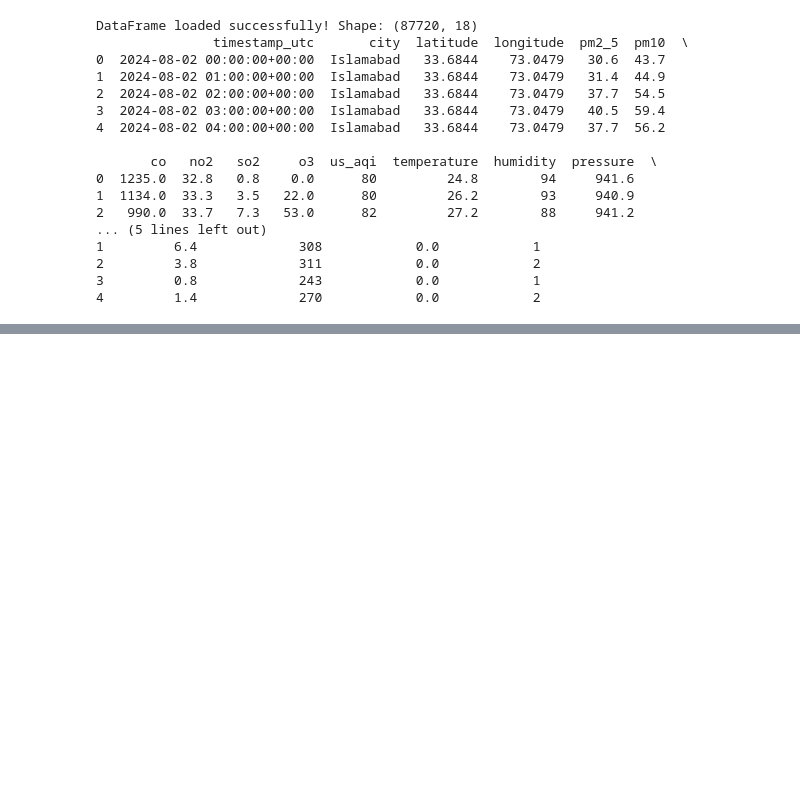
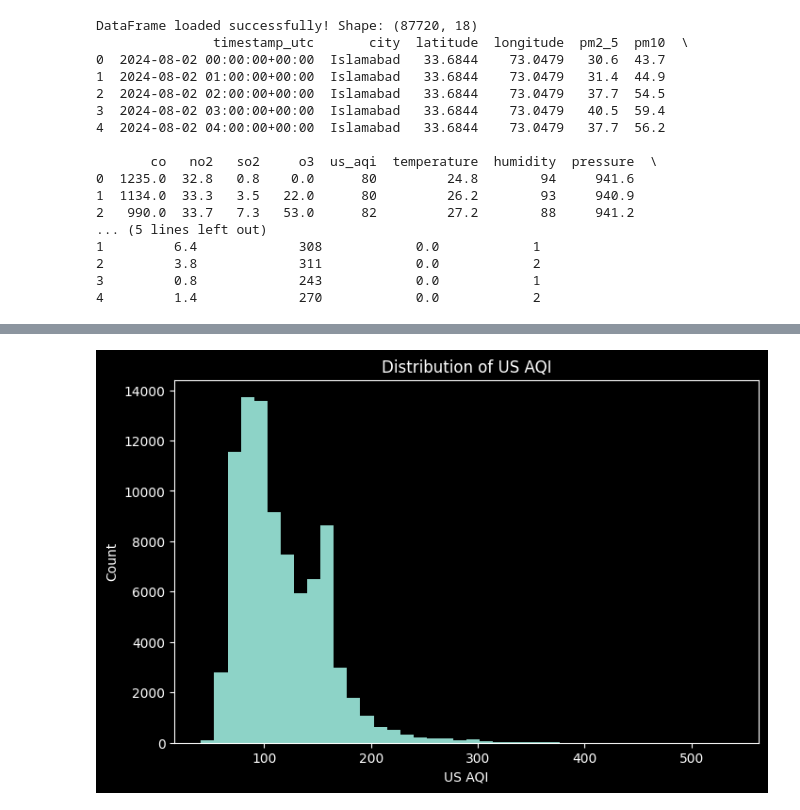
Before and after one commit to FatimaMuhammad90/City_AQI-predictor, a Jupyter notebook: EDA/eda.ipynb, the cells around one changed output, grey strips where cells are left out. Cells and saved outputs as stored; diff of their text form; code cells hidden in the pictures; blank space fills up the shorter version.

```diff
--- a/EDA/eda.ipynb
+++ b/EDA/eda.ipynb
@@ -7,7 +12,7 @@ print(f"Current directory: {current_dir}")
 # %% [output]
 Current directory: C:\Users\HP\OneDrive - Higher Education Commission\MHdatabase\AQI_prediction_system\EDA
 # %%
-file_path = os.path.join(os.path.dirname(current_dir), 'api_scripts', 'combined_air_weather_5_cities.csv')
+file_path = os.path.join(os.path.dirname(current_dir), 'data', 'combined_air_weather_5_cities.csv')
 # %%
 print(f"File path: {file_path}")
 # %% [output]
@@ -39,0 +163,13 @@ DataFrame loaded successfully! Shape: (87720, 18)
+# %%
+import matplotlib.pyplot as plt
+
+plt.figure(figsize=(8,5))
+plt.hist(df["us_aqi"], bins=40)
+
+plt.title("Distribution of US AQI")
+plt.xlabel("US AQI")
+plt.ylabel("Count")
+
+plt.show()
+# %% [output]
+[figure, added]
```
Also changed, not shown: parts of 44 cells of this notebook, 4 other files.
